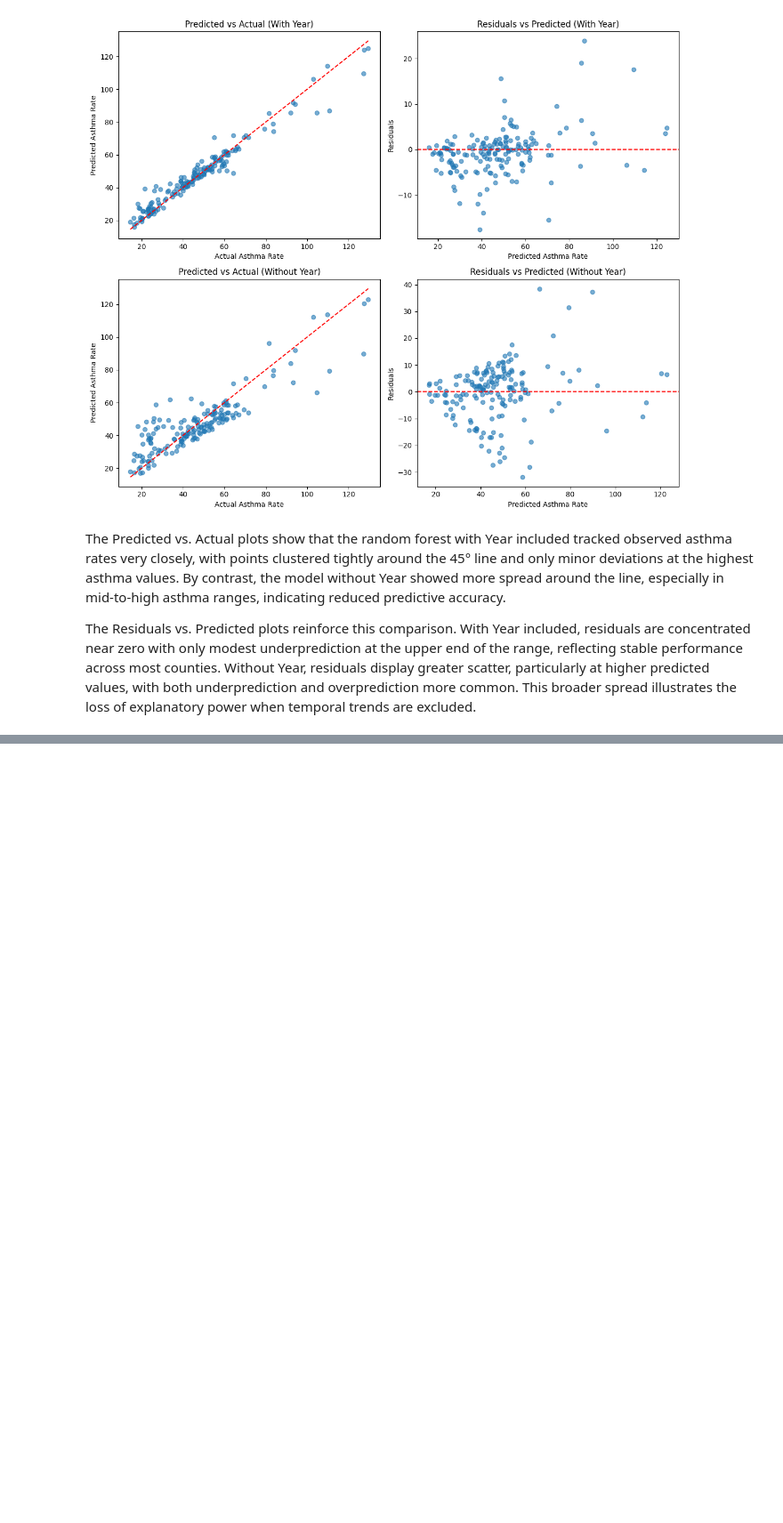
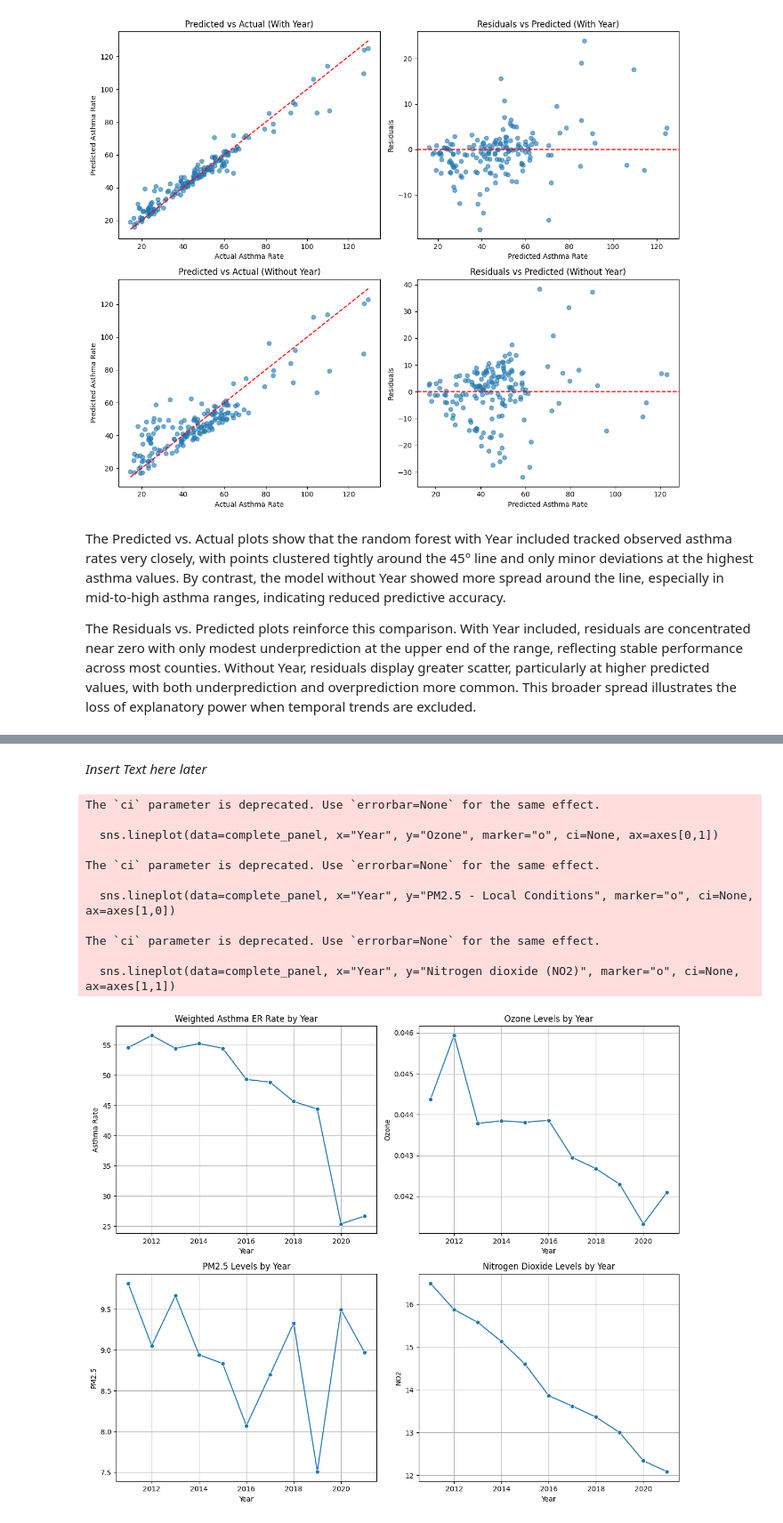
Before and after one commit to AmyMorrison2/asthma-air-pollution-capstone, a Jupyter notebook: Revised_Asthma_Capstone_Part_2.ipynb, the cells around one changed output, grey strips where cells are left out. Shown at 89% size. Saved outputs shown, nothing was run; the diff lists cells and outputs as text; code cells hidden in the pictures; blank space fills up the shorter version.

```diff
--- a/Revised_Asthma_Capstone_Part_2.ipynb
+++ b/Revised_Asthma_Capstone_Part_2.ipynb
@@ -956,0 +1056,54 @@ The Residuals vs. Predicted plots reinforce this comparison. With Year included,
+# %% [markdown]
+*Insert Text here later*
+# %%
+import matplotlib.pyplot as plt
+
+weighted_trend = (
+    complete_panel.groupby("Year")
+    .apply(lambda g: (g["Asthma Rate"] * g["Population raw value"]).sum() / g["Population raw value"].sum())
+    .reset_index(name="Weighted Asthma Rate")
+)
+
+fig, axes = plt.subplots(2, 2, figsize=(12, 10))
+
+sns.lineplot(data=weighted_trend, x="Year", y="Weighted Asthma Rate", marker="o", ax=axes[0,0])
+axes[0,0].set_title("Weighted Asthma ER Rate by Year")
+axes[0,0].set_ylabel("Asthma Rate")
+axes[0,0].set_xlabel("Year")
+axes[0,0].grid(True)
+
+sns.lineplot(data=complete_panel, x="Year", y="Ozone", marker="o", ci=None, ax=axes[0,1])
+axes[0,1].set_title("Ozone Levels by Year")
+axes[0,1].set_ylabel("Ozone")
+axes[0,1].set_xlabel("Year")
+axes[0,1].grid(True)
+
+sns.lineplot(data=complete_panel, x="Year", y="PM2.5 - Local Conditions", marker="o", ci=None, ax=axes[1,0])
+axes[1,0].set_title("PM2.5 Levels by Year")
+axes[1,0].set_ylabel("PM2.5")
+axes[1,0].set_xlabel("Year")
+axes[1,0].grid(True)
+
+sns.lineplot(data=complete_panel, x="Year", y="Nitrogen dioxide (NO2)", marker="o", ci=None, ax=axes[1,1])
+axes[1,1].set_title("Nitrogen Dioxide Levels by Year")
+axes[1,1].set_ylabel("NO2")
+axes[1,1].set_xlabel("Year")
+axes[1,1].grid(True)
+
+
+plt.tight_layout()
+plt.savefig("combine_pollution_trends.png", dpi=300, bbox_inches='tight')
+plt.show()
+# %% [output]
+The `ci` parameter is deprecated. Use `errorbar=None` for the same effect.
+
+  sns.lineplot(data=complete_panel, x="Year", y="Ozone", marker="o", ci=None, ax=axes[0,1])
+
+The `ci` parameter is deprecated. Use `errorbar=None` for the same effect.
+
+  sns.lineplot(data=complete_panel, x="Year", y="PM2.5 - Local Conditions", marker="o", ci=None, ax=axes[1,0])
+
+The `ci` parameter is deprecated. Use `errorbar=None` for the same effect.
+
+  sns.lineplot(data=complete_panel, x="Year", y="Nitrogen dioxide (NO2)", marker="o", ci=None, ax=axes[1,1])
+[figure, added]
```
Also changed, not shown: parts of 10 cells of this notebook.
